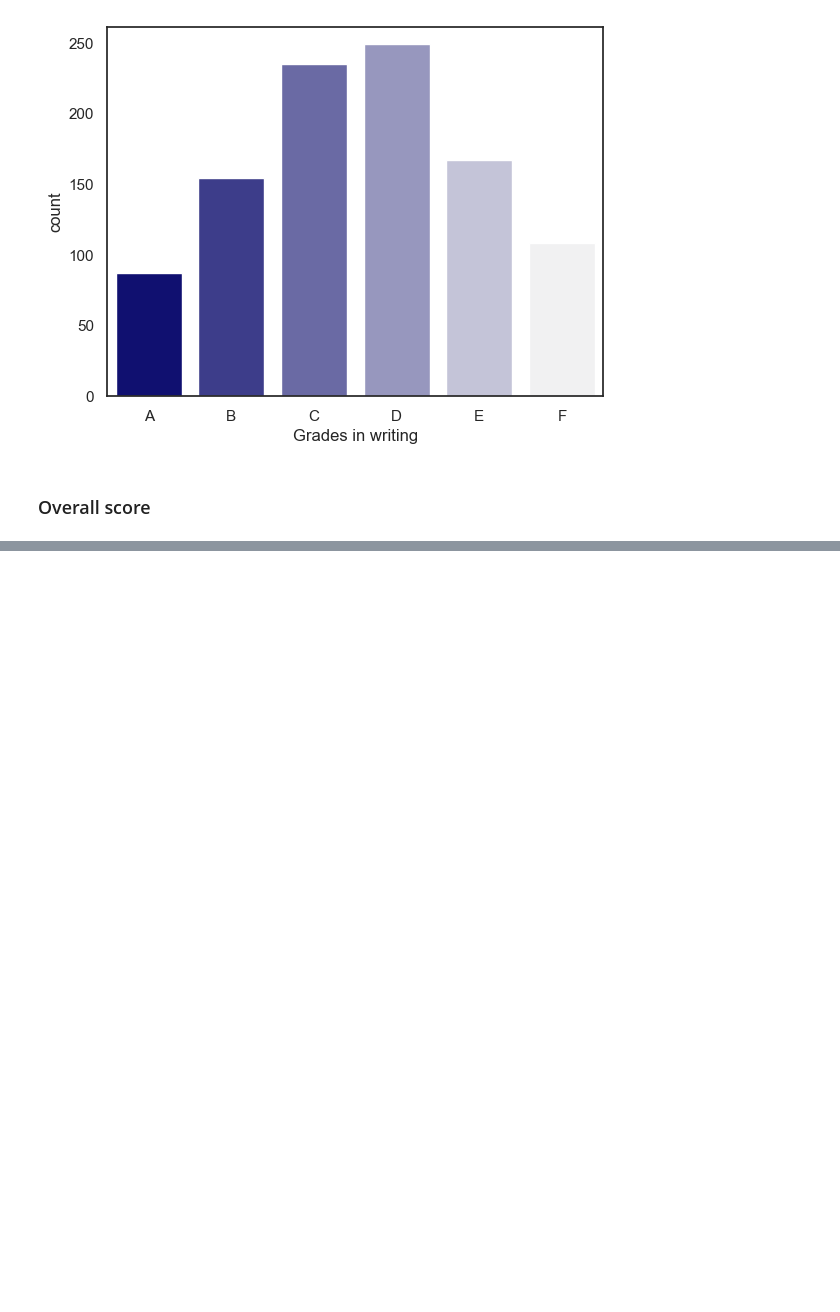
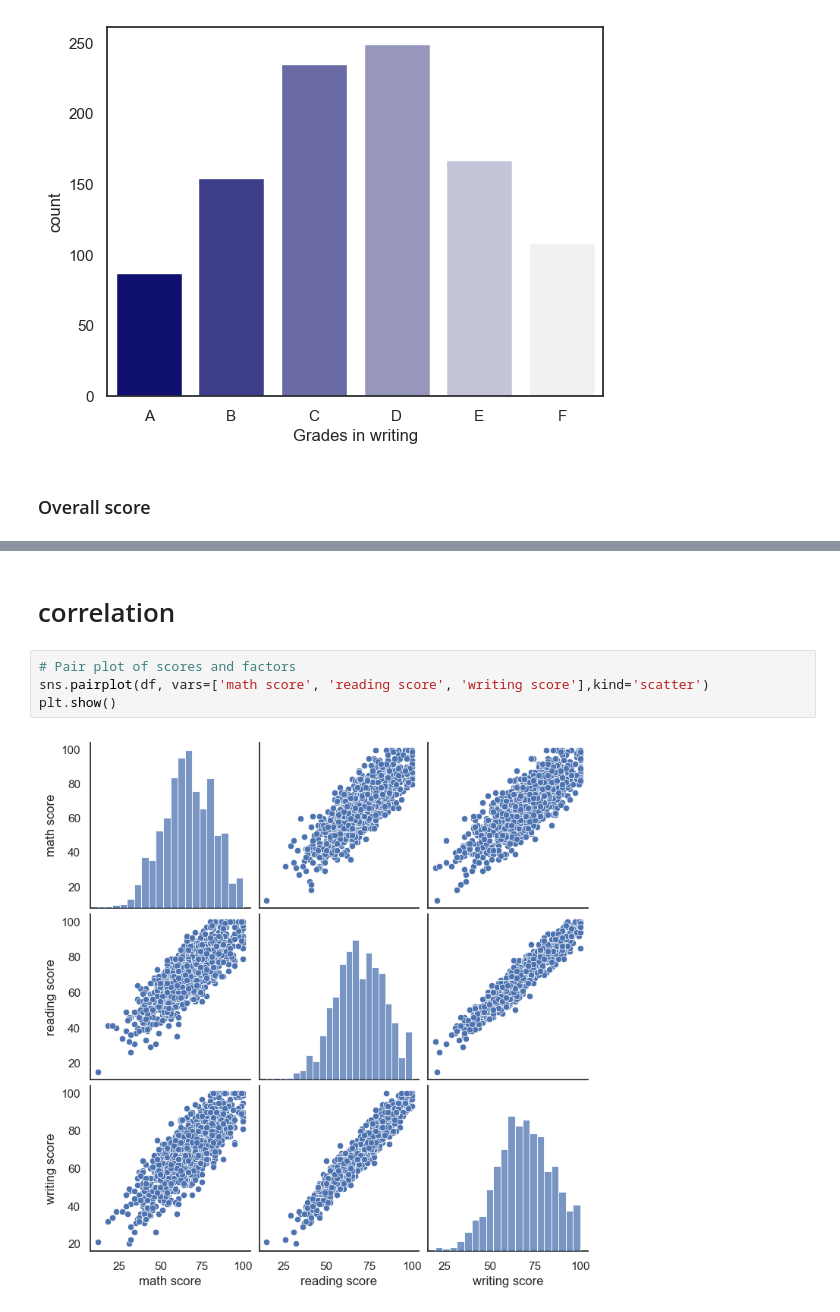
Before and after one commit to sahartvk/DataMining_Exam-Scores, a Jupyter notebook: exams.ipynb, the cells around one changed output, grey strips where cells are left out. Drawn from its saved outputs; the diff is of its cells as text; blank space fills up the shorter version.

```diff
--- a/exams.ipynb
+++ b/exams.ipynb
@@ -155,0 +202,8 @@ _ = plt.xlabel("Grades in writing")
+# %% [markdown]
+# correlation
+# %%
+# Pair plot of scores and factors
+sns.pairplot(df, vars=['math score', 'reading score', 'writing score'],kind='scatter')
+plt.show()
+# %% [output]
+[figure, added]
```
Also changed, not shown: parts of 39 cells of this notebook.
